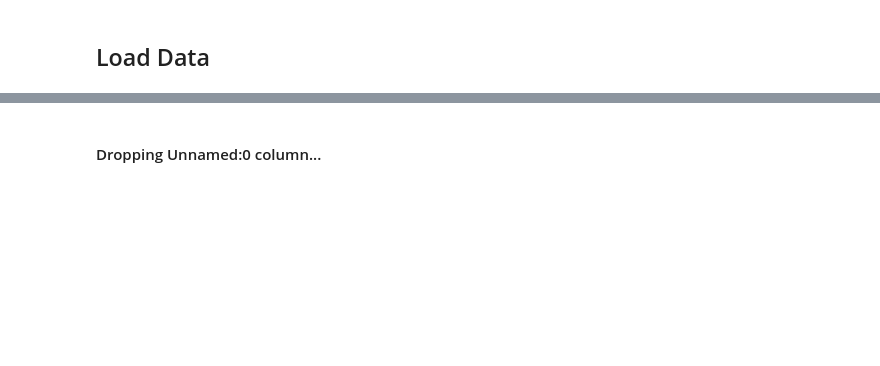
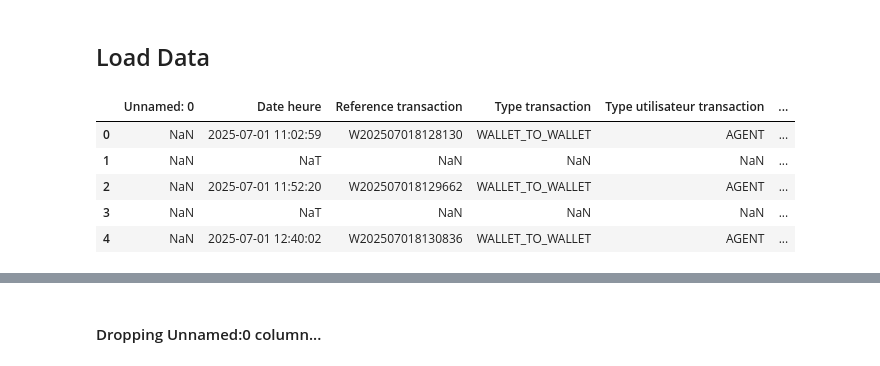
Before and after one commit to NembotJules/Agent-SARA, a Jupyter notebook: agent_sara.ipynb, the cells around one changed output, grey strips where cells are left out. Cells and saved outputs as stored; diff of their text form; code cells hidden in the pictures; blank space fills up the shorter version.

```diff
--- a/agent_sara.ipynb
+++ b/agent_sara.ipynb
@@ -10,3 +10,12 @@ transactions_customer_df = pd.read_excel('test_customer.xlsx', header = 3,  engi
+# %%
+transactions_agent_df.head()
+# %% [output]
+|  | Unnamed: 0 | Date heure | Reference transaction | Type transaction | Type utilisateur transaction | ... |
+| 0 | NaN | 2025-07-01 11:02:59 | W202507018128130 | WALLET_TO_WALLET | AGENT | ... |
+| 1 | NaN | NaT | NaN | NaN | NaN | ... |
+| 2 | NaN | 2025-07-01 11:52:20 | W202507018129662 | WALLET_TO_WALLET | AGENT | ... |
+| 3 | NaN | NaT | NaN | NaN | NaN | ... |
+| 4 | NaN | 2025-07-01 12:40:02 | W202507018130836 | WALLET_TO_WALLET | AGENT | ... |
 # %%
 transactions_customer_df.head()
 # %% [output]
```
Also changed, not shown: parts of 86 cells of this notebook, 19 other files.
